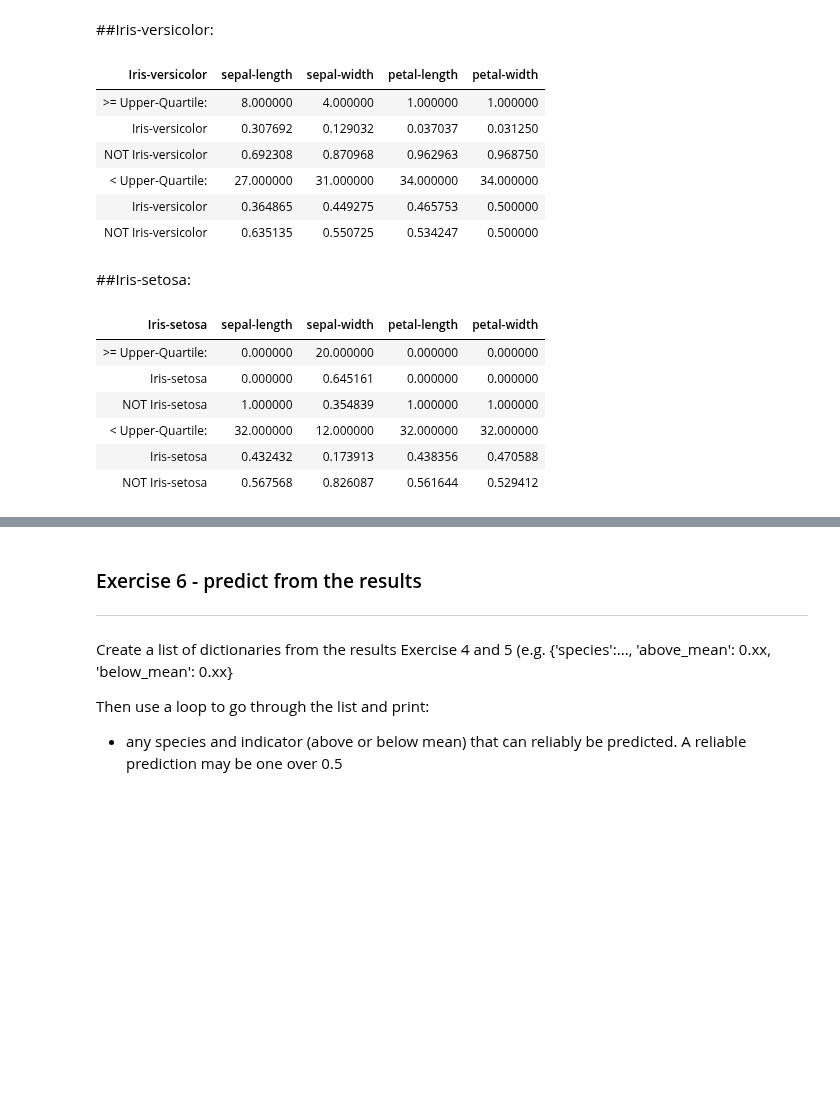
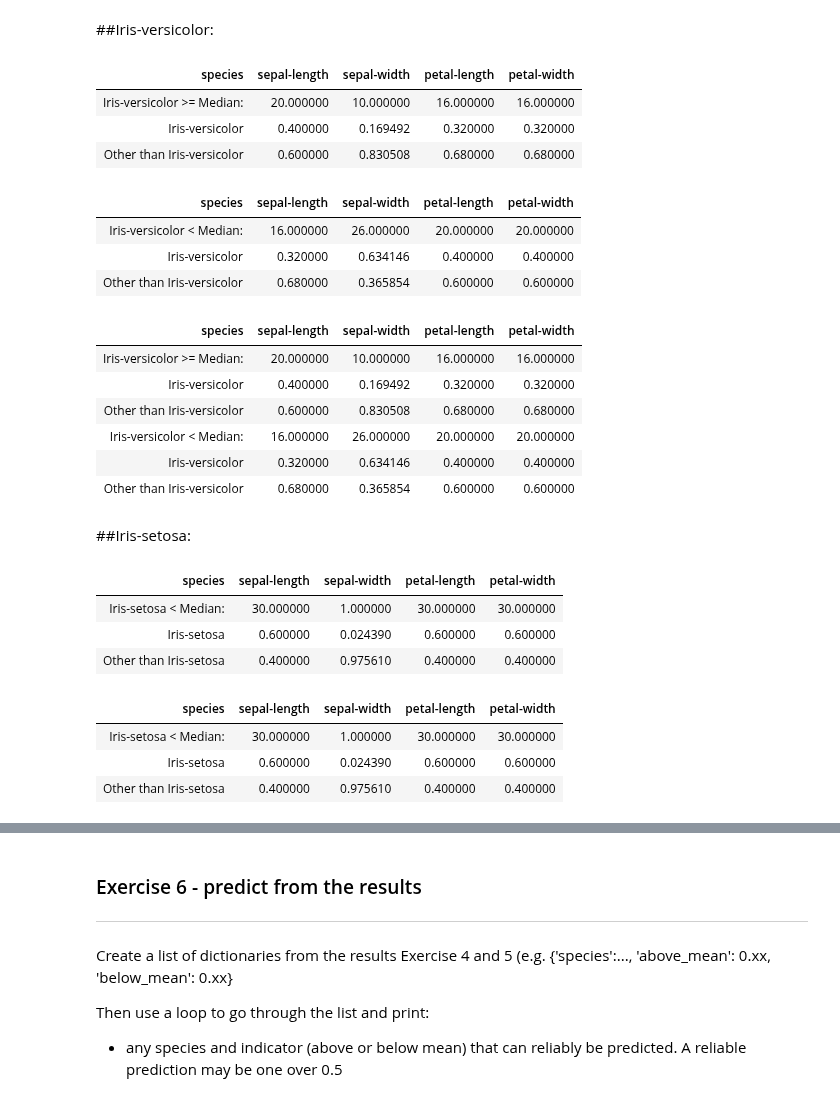
Before and after one commit to Imran-Github22/Imran-Farooqui, a Jupyter notebook: Projects/15_2_Decision_Tree_coded_model.ipynb, the cells around one changed output, grey strips where cells are left out. Cells and saved outputs as stored; diff of their text form; code cells hidden in the pictures; blank space fills up the shorter version.

```diff
--- a/Projects/15_2_Decision_Tree_coded_model.ipynb
+++ b/Projects/15_2_Decision_Tree_coded_model.ipynb
@@ -433,40 +499,54 @@ Do the same calculations for the Iris-versicolor species, then for the Iris-seto
 # %%
 # calculate the proportion of results where the value is on or above mean that are
 # of the species Iris-versicolor
-iris_versic_gt_eq_df = get_proportion(train, dimension_columns, 'Iris-versicolor', selected_indicator)
+iris_versic_gt_eq_dict, iris_versic_gt_eq_df = get_proportion(train, dimension_columns, 'Iris-versicolor', selected_indicator, 'eq_gt')
+display(iris_versic_gt_eq_df.style.hide_index())
+# %% [output]
+| species | sepal-length | sepal-width | petal-length | petal-width |
+| Iris-versicolor >= Median: | 20.000000 | 10.000000 | 16.000000 | 16.000000 |
+| Iris-versicolor | 0.400000 | 0.169492 | 0.320000 | 0.320000 |
+| Other than Iris-versicolor | 0.600000 | 0.830508 | 0.680000 | 0.680000 |
 # %%
 # calculate the proportion of results where the value is below mean that are
 # of the species Iris-versicolor
-iris_versic_lt_df = get_proportion(train, dimension_columns, 'Iris-versicolor', selected_indicator, False)
+iris_versic_but_lt_dict, iris_versic_lt_df = get_proportion(train, dimension_columns, 'Iris-versicolor', selected_indicator, 'lt')
+display(iris_versic_lt_df.style.hide_index())
+# %% [output]
+| species | sepal-length | sepal-width | petal-length | petal-width |
+| Iris-versicolor < Median: | 16.000000 | 26.000000 | 20.000000 | 20.000000 |
+| Iris-versicolor | 0.320000 | 0.634146 | 0.400000 | 0.400000 |
+| Other than Iris-versicolor | 0.680000 | 0.365854 | 0.600000 | 0.600000 |
-# %%
-# Summary proportions table
-get_all_proportion_table(iris_versic_gt_eq_df, iris_versic_lt_df)
-# %% [output]
-| Iris-versicolor | sepal-length | sepal-width | petal-length | petal-width |
-| >= Upper-Quartile: | 8.000000 | 4.000000 | 1.000000 | 1.000000 |
-| Iris-versicolor | 0.307692 | 0.129032 | 0.037037 | 0.031250 |
-| NOT Iris-versicolor | 0.692308 | 0.870968 | 0.962963 | 0.968750 |
-| < Upper-Quartile: | 27.000000 | 31.000000 | 34.000000 | 34.000000 |
-| Iris-versicolor | 0.364865 | 0.449275 | 0.465753 | 0.500000 |
-| NOT Iris-versicolor | 0.635135 | 0.550725 | 0.534247 | 0.500000 |
+# %%
+# Summary of proportions - Dashboard
+iris_versic_prop_list_of_dict, iris_versic_prop_df = get_proportion(train, dimension_columns, 'Iris-versicolor', selected_indicator)
+display(iris_versic_prop_df.style.hide_index())
+# %% [output]
+| species | sepal-length | sepal-width | petal-length | petal-width |
+| Iris-versicolor >= Median: | 20.000000 | 10.000000 | 16.000000 | 16.000000 |
+| Iris-versicolor | 0.400000 | 0.169492 | 0.320000 | 0.320000 |
+| Other than Iris-versicolor | 0.600000 | 0.830508 | 0.680000 | 0.680000 |
+| Iris-versicolor < Median: | 16.000000 | 26.000000 | 20.000000 | 20.000000 |
+| Iris-versicolor | 0.320000 | 0.634146 | 0.400000 | 0.400000 |
+| Other than Iris-versicolor | 0.680000 | 0.365854 | 0.600000 | 0.600000 |
 # %% [markdown]
 ##Iris-setosa:
 # %%
 # calculate the proportion of results where the value is on or above mean that are
 # of the species Iris-setosa
-iris_setosa_gt_eq_df = get_proportion(train, dimension_columns, 'Iris-setosa', selected_indicator)
+iris_setosa_list_gt_eq_dict, iris_setosa_gt_eq_df = get_proportion(train, dimension_columns, 'Iris-setosa', selected_indicator, 'eq-gt')
+display(iris_setosa_gt_eq_df.style.hide_index())
+# %% [output]
+| species | sepal-length | sepal-width | petal-length | petal-width |
+| Iris-setosa < Median: | 30.000000 | 1.000000 | 30.000000 | 30.000000 |
+| Iris-setosa | 0.600000 | 0.024390 | 0.600000 | 0.600000 |
+| Other than Iris-setosa | 0.400000 | 0.975610 | 0.400000 | 0.400000 |
 # %%
 # calculate the proportion of results where the value is below mean that are
 # of the species Iris-setosa
-iris_setosa_lt_df = get_proportion(train, dimension_columns, 'Iris-setosa', selected_indicator, False)
+iris_setosa_but_lt_dict, iris_setosa_lt_df = get_proportion(train, dimension_columns, 'Iris-setosa', selected_indicator, 'lt')
+display(iris_setosa_lt_df.style.hide_index())
+# %% [output]
+| species | sepal-length | sepal-width | petal-length | petal-width |
+| Iris-setosa < Median: | 30.000000 | 1.000000 | 30.000000 | 30.000000 |
+| Iris-setosa | 0.600000 | 0.024390 | 0.600000 | 0.600000 |
+| Other than Iris-setosa | 0.400000 | 0.975610 | 0.400000 | 0.400000 |
-# %%
-# Summary proportions table
-get_all_proportion_table(iris_setosa_gt_eq_df, iris_setosa_lt_df)
-# %% [output]
-| Iris-setosa | sepal-length | sepal-width | petal-length | petal-width |
-| >= Upper-Quartile: | 0.000000 | 20.000000 | 0.000000 | 0.000000 |
-| Iris-setosa | 0.000000 | 0.645161 | 0.000000 | 0.000000 |
-| NOT Iris-setosa | 1.000000 | 0.354839 | 1.000000 | 1.000000 |
-| < Upper-Quartile: | 32.000000 | 12.000000 | 32.000000 | 32.000000 |
-| Iris-setosa | 0.432432 | 0.173913 | 0.438356 | 0.470588 |
-| NOT Iris-setosa | 0.567568 | 0.826087 | 0.561644 | 0.529412 |
```
Also changed, not shown: parts of 18 cells of this notebook.
